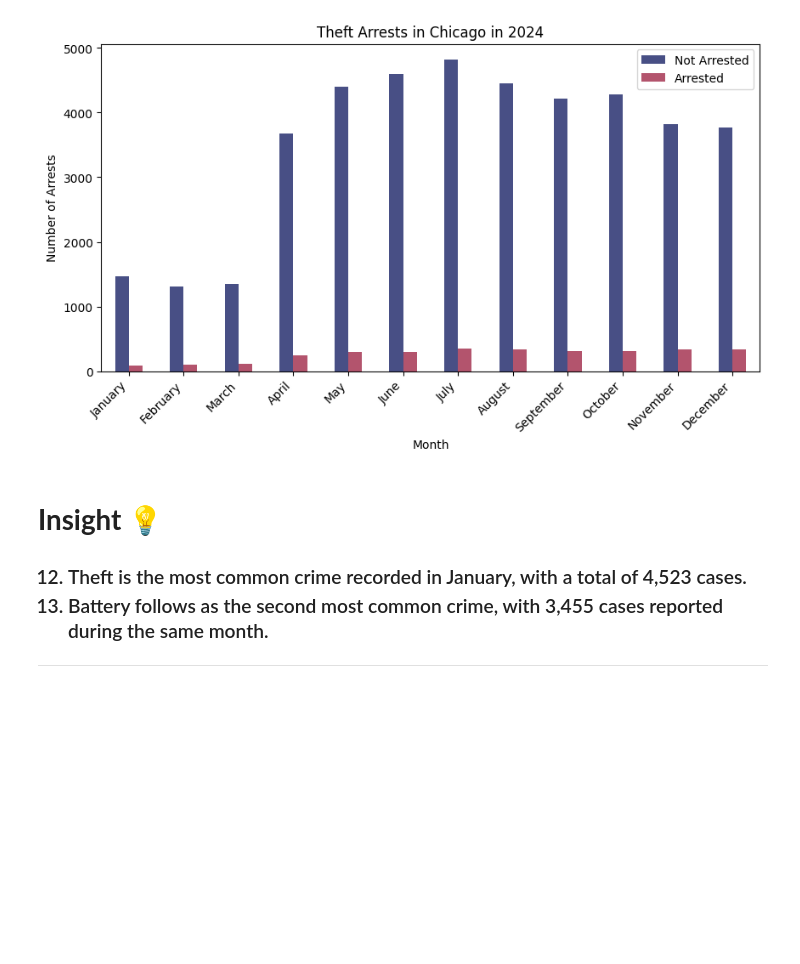
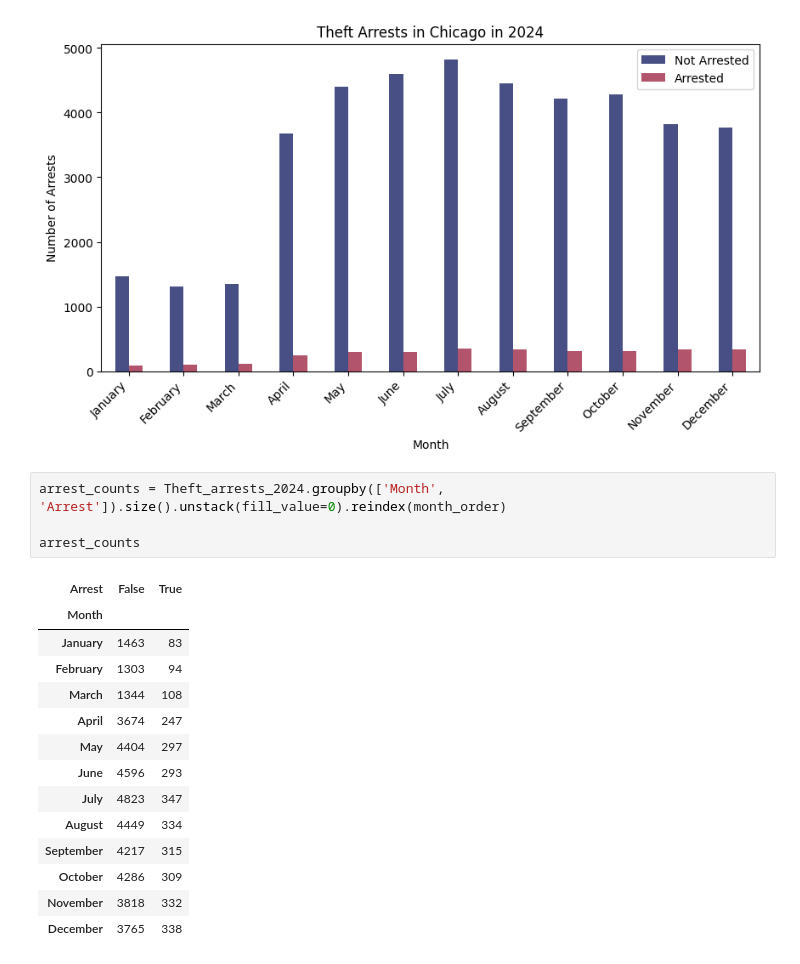
Before and after one commit to Jon-markus/ELEC03_DeVilla_HANDS_ON_MIDTERM, a Jupyter notebook: MidTerm Hands_On_De Villa.ipynb, the cells around one changed output. Drawn from its saved outputs; the diff is of its cells as text; blank space fills up the shorter version.

```diff
--- a/MidTerm Hands_On_De Villa.ipynb
+++ b/MidTerm Hands_On_De Villa.ipynb
@@ -351,12 +335,22 @@ plt.xticks(rotation=45, ha='right'
 plt.show()
 # %% [output]
 [figure]
-# %% [markdown]
-# **Insight 💡**
-
-<ol start = 12><h3>
-    <li>Theft is the most common crime recorded in January, with a total of 4,523 cases.</li>
-    <li> Battery follows as the second most common crime, with 3,455 cases reported during the same month.</li>
-    </h3>
-    </ol>
-  <hr>
+# %%
+arrest_counts = Theft_arrests_2024.groupby(['Month', 'Arrest']).size().unstack(fill_value=0).reindex(month_order)
+
+arrest_counts
+# %% [output]
+| Arrest | False | True |
+| Month |  |  |
+| January | 1463 | 83 |
+| February | 1303 | 94 |
+| March | 1344 | 108 |
+| April | 3674 | 247 |
+| May | 4404 | 297 |
+| June | 4596 | 293 |
+| July | 4823 | 347 |
+| August | 4449 | 334 |
+| September | 4217 | 315 |
+| October | 4286 | 309 |
+| November | 3818 | 332 |
+| December | 3765 | 338 |
```
Also changed, not shown: parts of 8 cells of this notebook.
